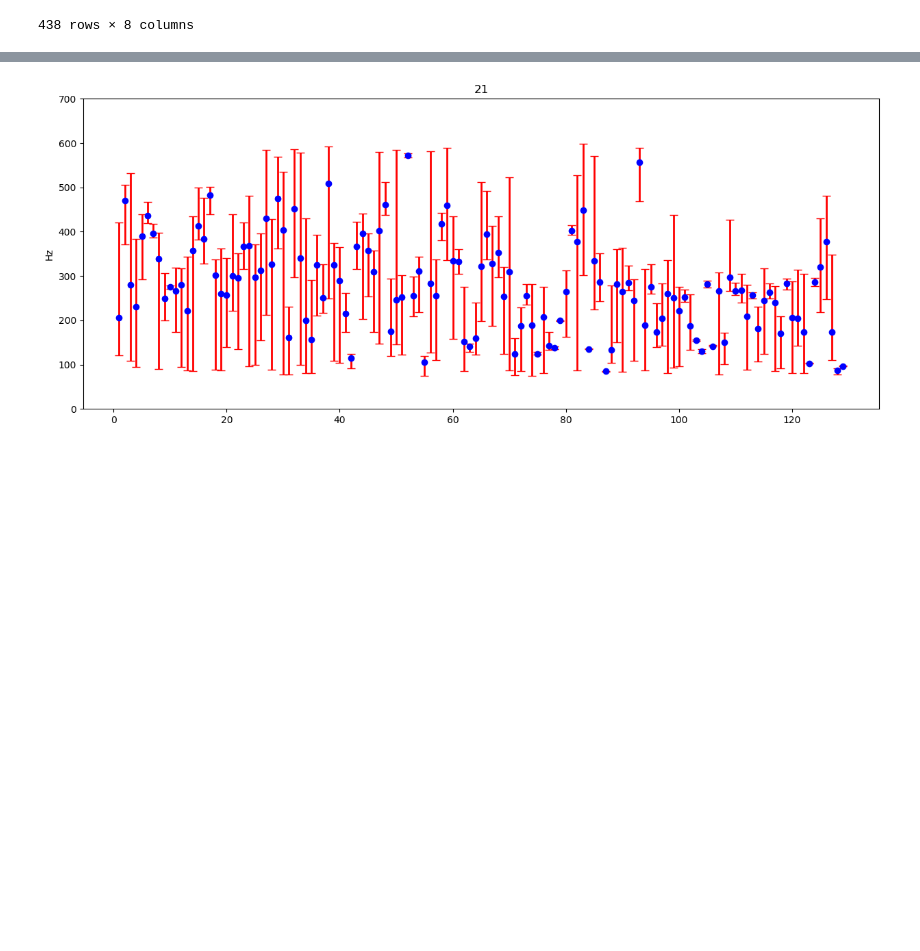
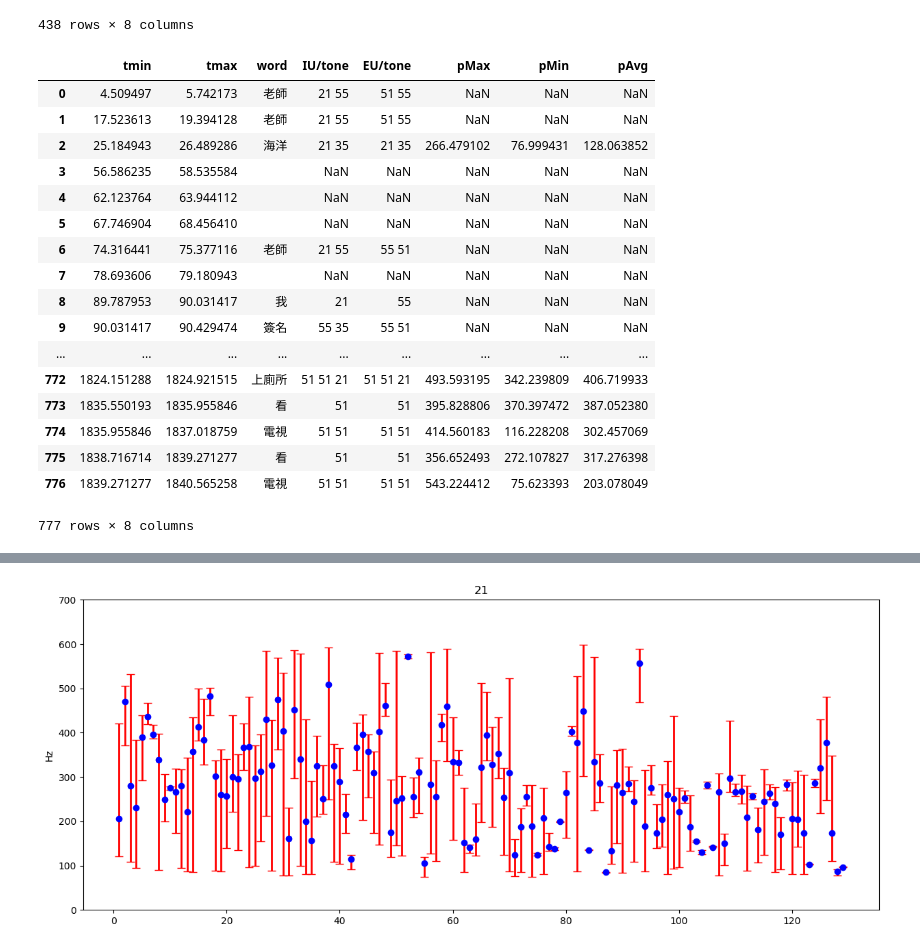
Before and after one commit to chainwu/thai-tone, a Jupyter notebook: thai-pitch.ipynb, the cells around one changed output, grey strips where cells are left out. Drawn from its saved outputs; the diff is of its cells as text; code cells hidden in the pictures; blank space fills up the shorter version.

```diff
--- a/thai-pitch.ipynb
+++ b/thai-pitch.ipynb
@@ -185,7 +185,27 @@ z5
 # %%
 z= pd.DataFrame()
 z=z.append(z3, ignore_index = True)
 z=z.append(z4, ignore_index = True)
 z=z.append(z5, ignore_index = True)
 #for i in range(z.shape[0]):
 #    print(z.iloc[i])
+z
+# %% [output]
+|  | tmin | tmax | word | IU/tone | EU/tone | pMax | pMin | pAvg |
+| 0 | 4.509497 | 5.742173 | 老師 | 21 55 | 51 55 | NaN | NaN | NaN |
+| 1 | 17.523613 | 19.394128 | 老師 | 21 55 | 51 55 | NaN | NaN | NaN |
+| 2 | 25.184943 | 26.489286 | 海洋 | 21 35 | 21 35 | 266.479102 | 76.999431 | 128.063852 |
+| 3 | 56.586235 | 58.535584 |  | NaN | NaN | NaN | NaN | NaN |
+| 4 | 62.123764 | 63.944112 |  | NaN | NaN | NaN | NaN | NaN |
+| 5 | 67.746904 | 68.456410 |  | NaN | NaN | NaN | NaN | NaN |
+| 6 | 74.316441 | 75.377116 | 老師 | 21 55 | 55 51 | NaN | NaN | NaN |
+| 7 | 78.693606 | 79.180943 |  | NaN | NaN | NaN | NaN | NaN |
+| 8 | 89.787953 | 90.031417 | 我 | 21 | 55 | NaN | NaN | NaN |
+| 9 | 90.031417 | 90.429474 | 簽名 | 55 35 | 55 51 | NaN | NaN | NaN |
+| ... | ... | ... | ... | ... | ... | ... | ... | ... |
+| 772 | 1824.151288 | 1824.921515 | 上廁所 | 51 51 21 | 51 51 21 | 493.593195 | 342.239809 | 406.719933 |
+| 773 | 1835.550193 | 1835.955846 | 看 | 51 | 51 | 395.828806 | 370.397472 | 387.052380 |
+| 774 | 1835.955846 | 1837.018759 | 電視 | 51 51 | 51 51 | 414.560183 | 116.228208 | 302.457069 |
+| 775 | 1838.716714 | 1839.271277 | 看 | 51 | 51 | 356.652493 | 272.107827 | 317.276398 |
+| 776 | 1839.271277 | 1840.565258 | 電視 | 51 51 | 51 51 | 543.224412 | 75.623393 | 203.078049 |
+777 rows × 8 columns
```
Also changed, not shown: parts of 5 cells of this notebook, 1 other file.
